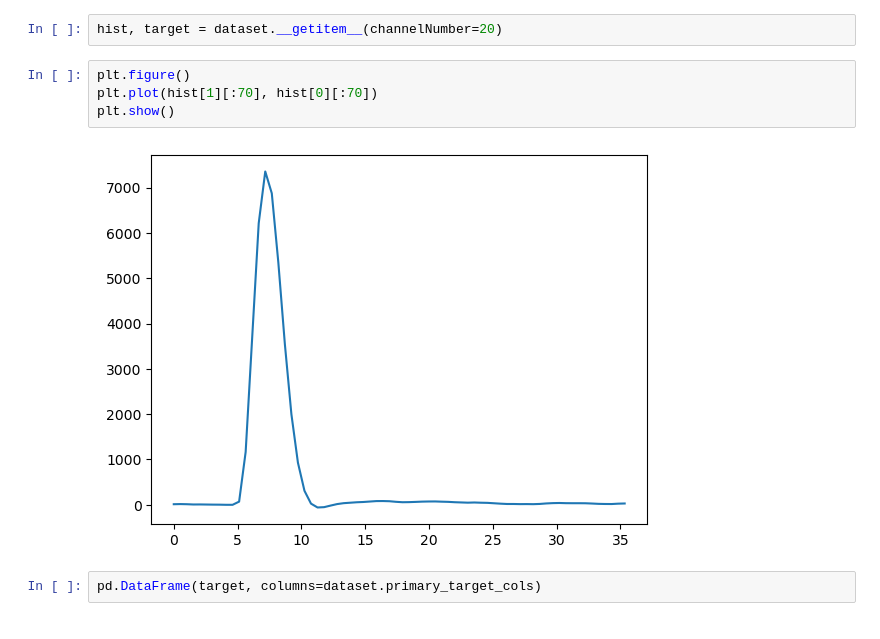
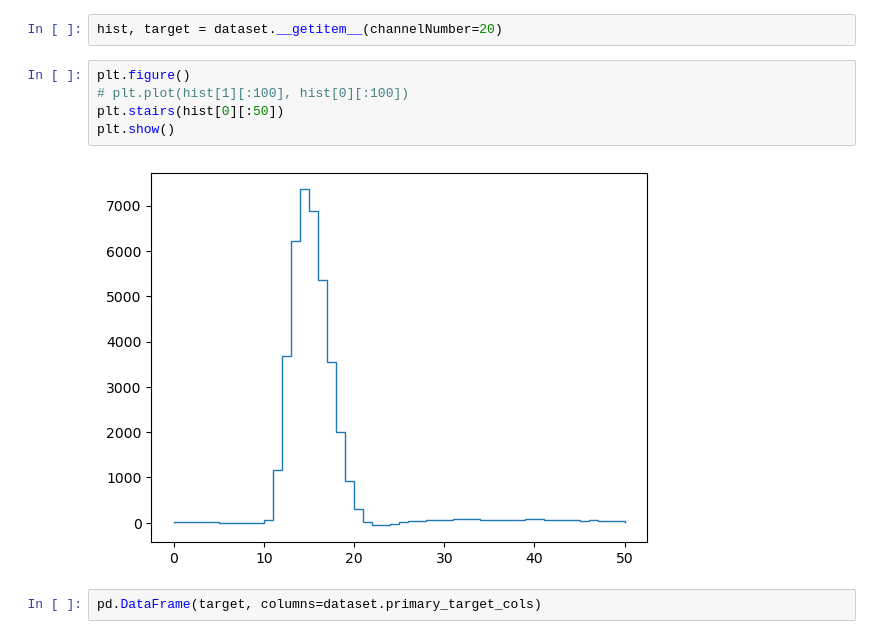
Before and after one commit to fanrado/CHN_CLASSIFIER_CE, a Jupyter notebook: toy_preClassifier.ipynb, the cells around one changed output. Cells and saved outputs as stored; diff of their text form.

```diff
--- a/toy_preClassifier.ipynb
+++ b/toy_preClassifier.ipynb
@@ -84,10 +84,11 @@ dataset.__getitem__(channelNumber=29)
 hist, target = dataset.__getitem__(channelNumber=20)
 # %%
 plt.figure()
-plt.plot(hist[1][:70], hist[0][:70])
+# plt.plot(hist[1][:100], hist[0][:100])
+plt.stairs(hist[0][:50])
 plt.show()
 # %% [output]
-[figure, old version]
+[figure, new version]
 # %%
 pd.DataFrame(target, columns=dataset.primary_target_cols)
 # %% [output]
```
